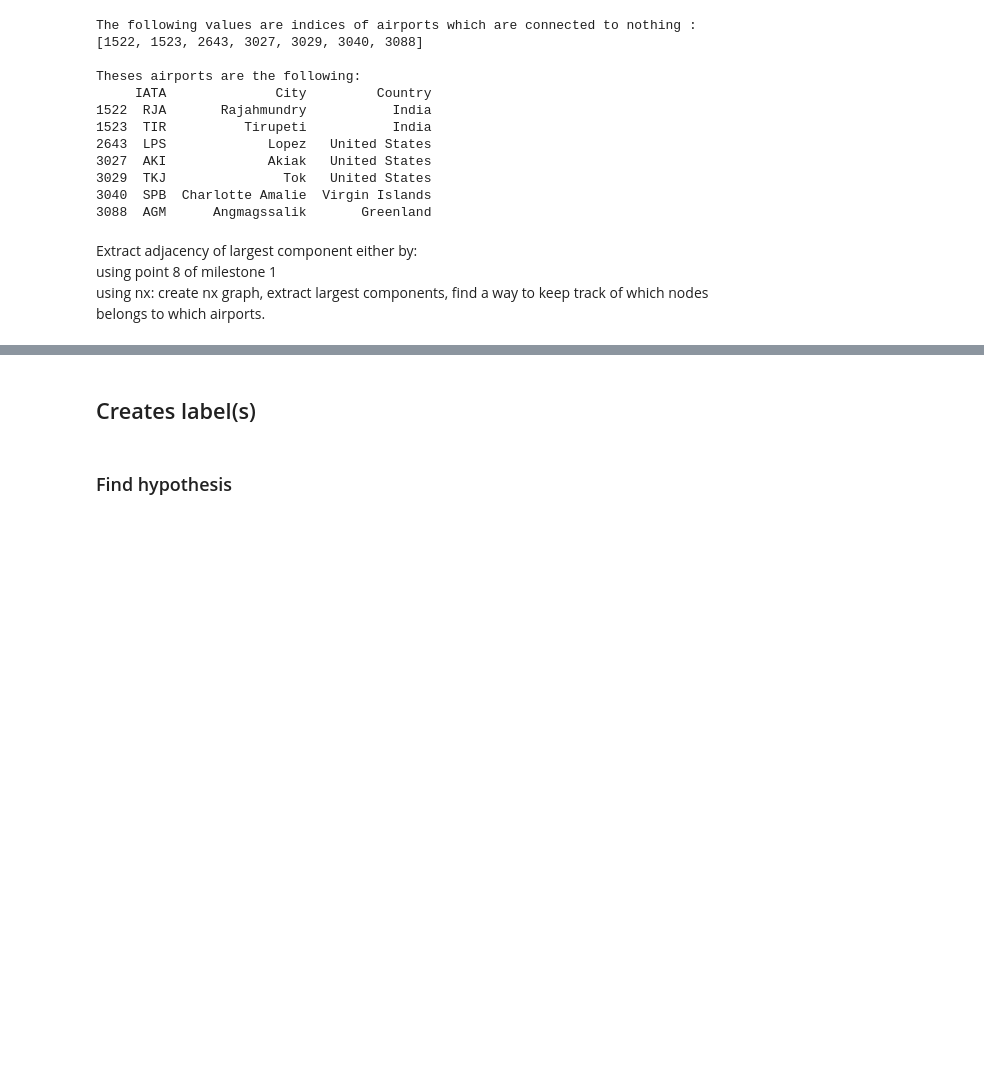
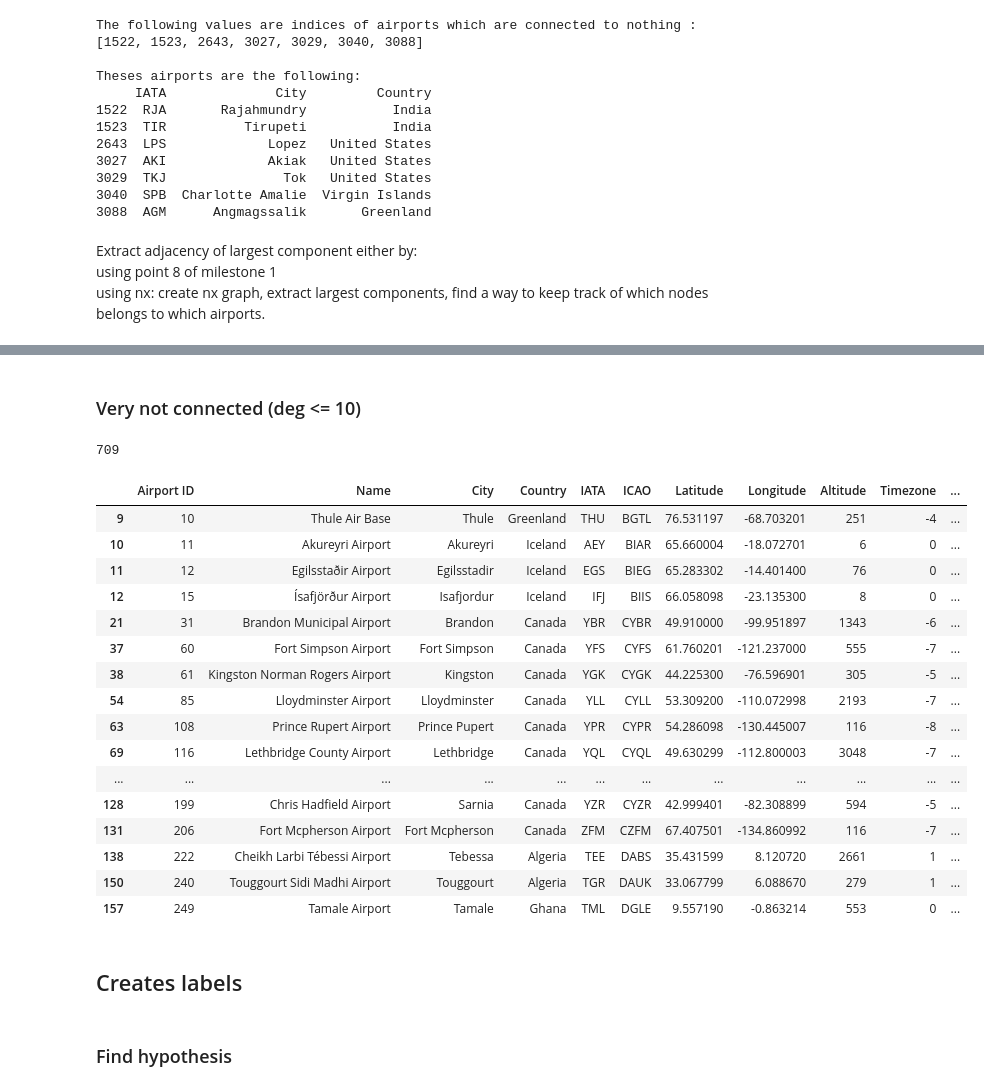
Before and after one commit to dsalathe/group_ntds, a Jupyter notebook: Final_Project.ipynb, the cells around one changed output, grey strips where cells are left out. Cells and saved outputs as stored; diff of their text form; code cells hidden in the pictures; blank space fills up the shorter version.

```diff
--- a/Final_Project.ipynb
+++ b/Final_Project.ipynb
@@ -111,3 +116,14 @@ unweight_adj = np.delete(unweight_adj, no_connection, 1)
+# %%
+adjacency[np.diag_indices_from(adjacency)] = 0
+adjacency_uw[np.diag_indices_from(adjacency_uw)] = 0
+# %%
+# Build the symmetric matrices
+adjacency_sym = adjacency + adjacency.T
+adjacency_uw_sym = adjacency_sym
+adjacency_uw_sym[adjacency_uw_sym>0] = 1
+# %%
+# the adjacency matrix we use for the project : symmetric and unweighted
+adj = adjacency_uw_sym
 # %% [markdown]
 Extract adjacency of largest component either by: <br>
 using point 8 of milestone 1 <br>
@@ -114,0 +133,21 @@ using nx: create nx graph, extract largest components, find a way to keep track
+# %%
+def sample_by_degree(adj = adj, threshold = 0, way='gt') :
+    degrees = np.sum(adj, axis = 1)
+    if way == 'gt' :
+        select_idx = np.where(degrees >= threshold)[0]
+        new_adj = np.delete(adj, np.where(degrees < threshold), 0)
+    elif way == 'lt' :
+        select_idx = np.where(degrees <= threshold)[0]
+        new_adj = np.delete(adj, np.where(degrees > threshold),0)
+    elif way == 'exact' :
+        select_idx = np.where(degrees == threshold)[0]
+        new_adj = np.delete(adj, np.where(degrees != threshold),0)
+    else :
+        raise ValueError("'way' parameter should be either gt or lt or exact,"
+                         + "respectively for greater than, less than, or exactly the threshold")
+
+    airports = features.index[select_idx].values
+    new_deg = np.sum(new_adj, axis = 1)
+    print(new_adj.shape[0])
+
+    return new_adj, new_deg, airports
@@ -115,5 +182,32 @@ using nx: create nx graph, extract largest components, find a way to keep track
+# %% [markdown]
+### Very not connected (deg <= 10)
+# %%
+# Maybe not so useful
+adj_lt1, deg_lt1,airports_lt1  = sample_by_degree(threshold = 1, way = 'lt')
+#adjacency_csr = sparse.csr_matrix(adj_lt10)
+#degree_matrix_csc = sparse.diags(deg_lt10,format = "csc")
+features.iloc[airports_lt1,:].head(20)
+# %% [output]
+709
+|  | Airport ID | Name | City | Country | IATA | ICAO | Latitude | Longitude | Altitude | Timezone | ... |
+| 9 | 10 | Thule Air Base | Thule | Greenland | THU | BGTL | 76.531197 | -68.703201 | 251 | -4 | ... |
+| 10 | 11 | Akureyri Airport | Akureyri | Iceland | AEY | BIAR | 65.660004 | -18.072701 | 6 | 0 | ... |
+| 11 | 12 | Egilsstaðir Airport | Egilsstadir | Iceland | EGS | BIEG | 65.283302 | -14.401400 | 76 | 0 | ... |
+| 12 | 15 | Ísafjörður Airport | Isafjordur | Iceland | IFJ | BIIS | 66.058098 | -23.135300 | 8 | 0 | ... |
+| 21 | 31 | Brandon Municipal Airport | Brandon | Canada | YBR | CYBR | 49.910000 | -99.951897 | 1343 | -6 | ... |
+| 37 | 60 | Fort Simpson Airport | Fort Simpson | Canada | YFS | CYFS | 61.760201 | -121.237000 | 555 | -7 | ... |
+| 38 | 61 | Kingston Norman Rogers Airport | Kingston | Canada | YGK | CYGK | 44.225300 | -76.596901 | 305 | -5 | ... |
+| 54 | 85 | Lloydminster Airport | Lloydminster | Canada | YLL | CYLL | 53.309200 | -110.072998 | 2193 | -7 | ... |
+| 63 | 108 | Prince Rupert Airport | Prince Pupert | Canada | YPR | CYPR | 54.286098 | -130.445007 | 116 | -8 | ... |
+| 69 | 116 | Lethbridge County Airport | Lethbridge | Canada | YQL | CYQL | 49.630299 | -112.800003 | 3048 | -7 | ... |
+| ... | ... | ... | ... | ... | ... | ... | ... | ... | ... | ... | ... |
+| 128 | 199 | Chris Hadfield Airport | Sarnia | Canada | YZR | CYZR | 42.999401 | -82.308899 | 594 | -5 | ... |
+| 131 | 206 | Fort Mcpherson Airport | Fort Mcpherson | Canada | ZFM | CZFM | 67.407501 | -134.860992 | 116 | -7 | ... |
+| 138 | 222 | Cheikh Larbi Tébessi Airport | Tebessa | Algeria | TEE | DABS | 35.431599 | 8.120720 | 2661 | 1 | ... |
+| 150 | 240 | Touggourt Sidi Madhi Airport | Touggourt | Algeria | TGR | DAUK | 33.067799 | 6.088670 | 279 | 1 | ... |
+| 157 | 249 | Tamale Airport | Tamale | Ghana | TML | DGLE | 9.557190 | -0.863214 | 553 | 0 | ... |
 # %% [markdown]
-## Creates label(s)
+## Creates labels
 # %%
 # 1. South-North
 # 2. Continent
```
Also changed, not shown: parts of 11 cells of this notebook, 2 other files.
